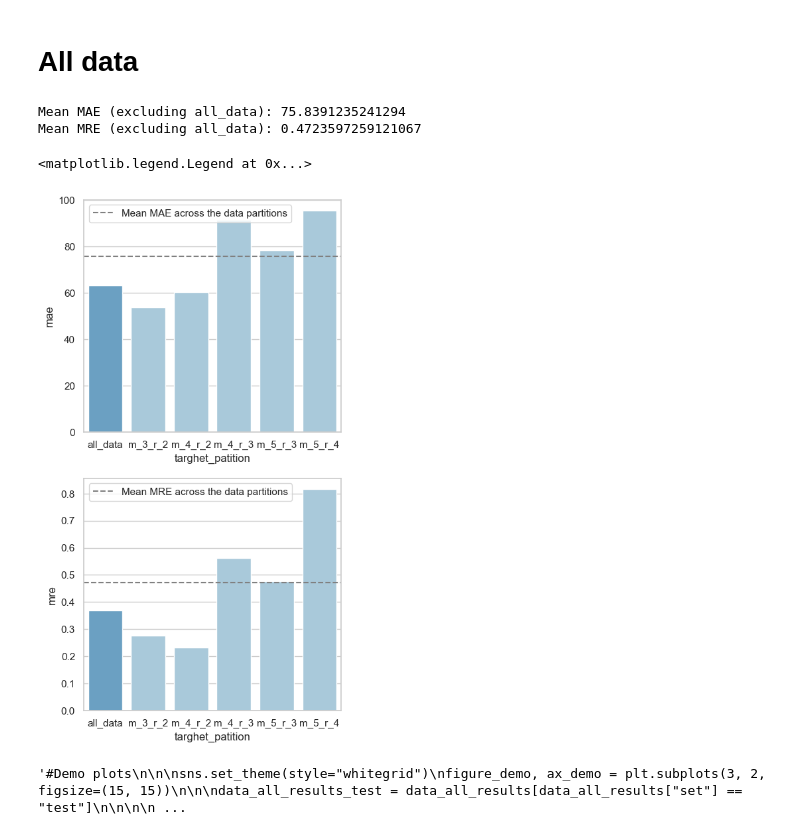
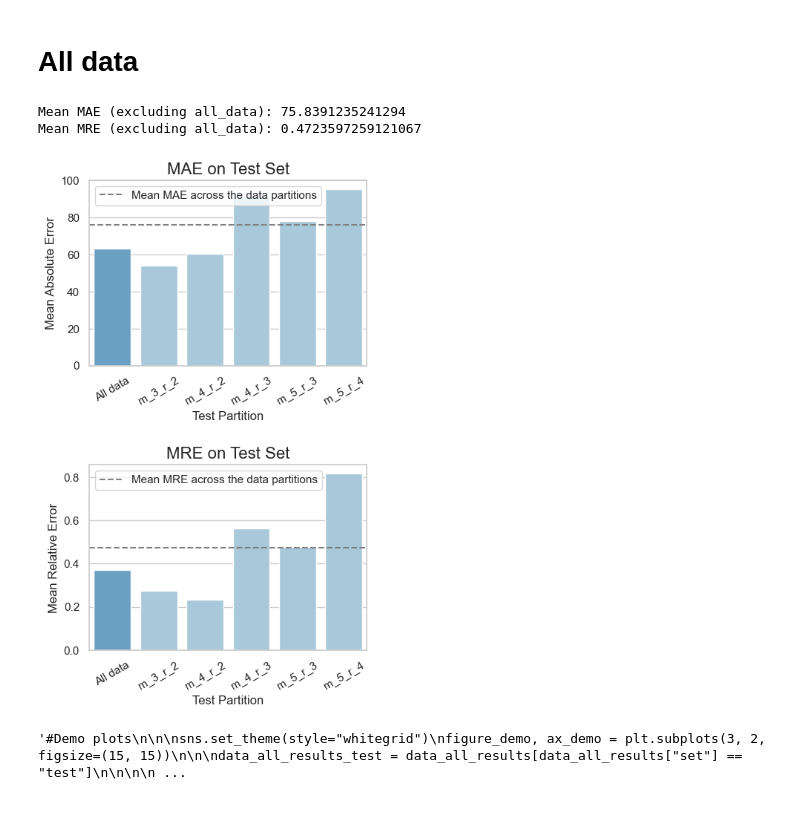
Before and after one commit to muraronicola/Approximating-volume-computations-via-GNNs, a Jupyter notebook: Generalization.ipynb, the cells around one changed output. Saved outputs shown, nothing was run; the diff lists cells and outputs as text; code cells hidden in the pictures.

```diff
--- a/Generalization.ipynb
+++ b/Generalization.ipynb
@@ -259,7 +287,7 @@ for b_test in all_tests:
         version = "baseline" if b_test in baseline_tests else "all_data"
 
         if b_test == "all_data":
-            taghet_partiotion = "all_data"
+            taghet_partiotion = "All data"
         else:
             taghet_partiotion = data_array[(b_test, "conf")]["data"]["data"][0]
 
@@ -280,37 +308,47 @@ for b_test in all_tests:
 data_all_results.to_csv("all_results.csv", index=False)
 # %%
 sns.set_theme(style="whitegrid")
-figure_1, ax_1 = plt.subplots(2, figsize=(5, 10))
+figure_1, ax_1 = plt.subplots(2, figsize=(5, 8))
 
 data_all_results_test = data_all_results[data_all_results["set"] == "test"]
 
-
-mean_mae = data_all_results_test[data_all_results_test["targhet_patition"] != "all_data"]["mae"].mean()
+mean_mae = data_all_results_test[data_all_results_test["targhet_patition"] != "All data"]["mae"].mean()
 print(f"Mean MAE (excluding all_data): {mean_mae}")
 
-mean_mre = data_all_results_test[data_all_results_test["targhet_patition"] != "all_data"]["mre"].mean()
+mean_mre = data_all_results_test[data_all_results_test["targhet_patition"] != "All data"]["mre"].mean()
 print(f"Mean MRE (excluding all_data): {mean_mre}")
 
-dark_color = sns.color_palette("Blues_r", n_colors=10)[4]
-light_color = sns.color_palette("Blues_r", n_colors=10)[6]
+all_data_color = sns.color_palette("Blues_r", n_colors=10)[4]
+partition_color = sns.color_palette("Blues_r", n_colors=10)[6]
 
-sns.barplot(data=data_all_results_test[data_all_results_test["targhet_patition"] == "all_data"], x="targhet_patition", y="mae", ax=ax_1[0], color=dark_color)
-sns.barplot(data=data_all_results_test[data_all_results_test["targhet_patition"] != "all_data"], x="targhet_patition", y="mae", ax=ax_1[0], color=light_color)
-ax_1[0].axhline(mean_mae, color='grey', linestyle='--', label='Mean MAE across the data partitions')
+
+sns.barplot(data=data_all_results_test[data_all_results_test["targhet_patition"] == "All data"], x="targhet_patition", y="mae", ax=ax_1[0], color=all_data_color)
+sns.barplot(data=data_all_results_test[data_all_results_test["targhet_patition"] != "All data"], x="targhet_patition", y="mae", ax=ax_1[0], color=partition_color)
+ax_1[0].set_title("MAE on Test Set", fontsize=16)
+ax_1[0].set_xlabel("Test Partition")
+ax_1[0].set_ylabel("Mean Absolute Error")
+ax_1[0].set_xticklabels(ax_1[0].get_xticklabels(), rotation=30)
+ax_1[0].axhline(mean_mae, color='gray', linestyle='--', label='Mean MAE across the data partitions')
 ax_1[0].legend()
 
 
 
 
-sns.barplot(data=data_all_results_test[data_all_results_test["targhet_patition"] == "all_data"], x="targhet_patition", y="mre", ax=ax_1[1], color=dark_color)
-sns.barplot(data=data_all_results_test[data_all_results_test["targhet_patition"] != "all_data"], x="targhet_patition", y="mre", ax=ax_1[1], color=light_color)
-ax_1[1].axhline(mean_mre, color='grey', linestyle='--', label='Mean MRE across the data partitions')
+sns.barplot(data=data_all_results_test[data_all_results_test["targhet_patition"] == "All data"], x="targhet_patition", y="mre", ax=ax_1[1], color=all_data_color)
+sns.barplot(data=data_all_results_test[data_all_results_test["targhet_patition"] != "All data"], x="targhet_patition", y="mre", ax=ax_1[1], color=partition_color)
+ax_1[1].set_title("MRE on Test Set", fontsize=16)
+ax_1[1].set_xlabel("Test Partition")
+ax_1[1].set_ylabel("Mean Relative Error")
+ax_1[1].set_xticklabels(ax_1[1].get_xticklabels(), rotation=30)
+ax_1[1].axhline(mean_mre, color='gray', linestyle='--', label='Mean MRE across the data partitions')
 ax_1[1].legend()
+
+
+figure_1.tight_layout(pad=2.0)
 # %% [output]
 Mean MAE (excluding all_data): 75.8391235241294
 Mean MRE (excluding all_data): 0.4723597259121067
-<matplotlib.legend.Legend at 0x...>
-[figure, old version]
+[figure, new version]
 # %%
 """#Demo plots
 
```
Also changed, not shown: parts of 2 cells of this notebook, 7 other files.
